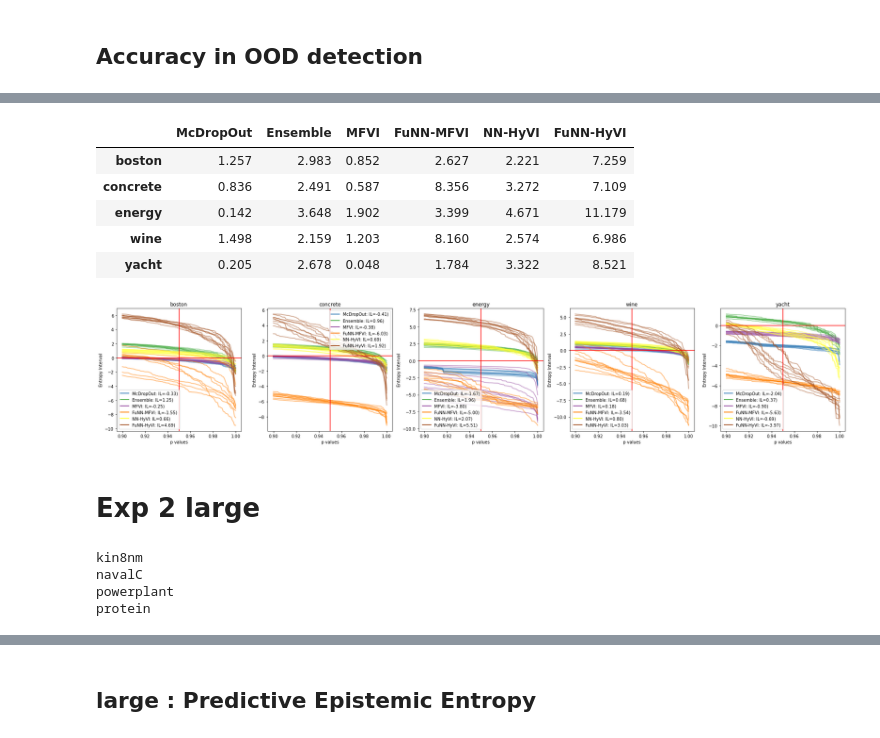
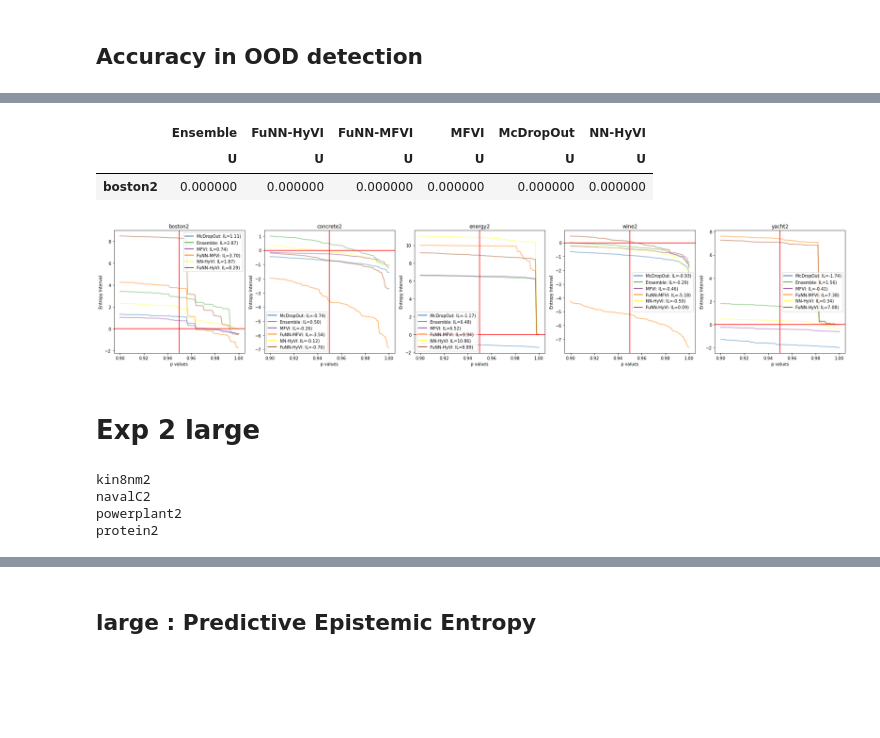
Before and after one commit to yannpequignot/IVISpaces, a Jupyter notebook: Notebooks/2mean_results.ipynb, the cells around one changed output, grey strips where cells are left out. Saved outputs shown, nothing was run; the diff lists cells and outputs as text; code cells hidden in the pictures; blank space fills up the shorter version.

```diff
--- a/Notebooks/2mean_results.ipynb
+++ b/Notebooks/2mean_results.ipynb
@@ -393,17 +822,18 @@ plt.show()
 # %%
 import copy
-from scipy.stats import wilcoxon
-wil=copy.deepcopy(Entropy)
-
+from scipy.stats import mannwhitneyu
+rs={}
 for dataset, dic in Entropy.items():
-    custom_text=[]
+    rs.update({dataset:{}})
     for method, Hs in dic.items():
+        Us=[]
         for nb_split in range(1):
-            H=Hs[nb_split]
-            y_true=torch.cat([H[0],H[1]]).cpu()
-            y_false=H[2].cpu()
-            diff=np.longdouble((y_false-y_true.unsqueeze(-1)).view(-1))
-            #print(diff)
-            w=wilcoxon(diff, alternative='greater')
+            H=Hs[nb_split][0]
+            x=H[1].cpu()
+            y=H[2].cpu()
+            U,p=mannwhitneyu(x, y, alternative='less')
+            #Us.append(U)
+            rs[dataset].update({(method,'U'):U})
+            #rs[dataset].update({(method,'AUC'):1-w[0]/(len(x)*len(y))})
+            #rs[dataset].update({(method,'p'):w[1]})
             #print(w[1])
-        wil[dataset][method]=w
@@ -420,26 +840,9 @@ pd.DataFrame(wil)
-# %%
-import copy
-from scipy.stats import wasserstein_distance
-wass=copy.deepcopy(Entropy)
-
-for dataset, dic in Entropy.items():
-    custom_text=[]
-    for method, Hs in dic.items():
-        for nb_split in range(1):
-            H=Hs[nb_split]
-            y_true=torch.cat([H[0],H[1]]).cpu()
-            y_false=H[2].cpu()
-            w=wasserstein_distance(y_true,y_false)
-        wass[dataset][method]=w
 # %%
-pd.DataFrame(wass).transpose().style.highlight_max(axis=1)
+pd.DataFrame(rs).transpose().style.highlight_min(axis=1)
 # %% [output]
-|  | McDropOut | Ensemble | MFVI | FuNN-MFVI | NN-HyVI | FuNN-HyVI |
-| boston | 1.257 | 2.983 | 0.852 | 2.627 | 2.221 | 7.259 |
-| concrete | 0.836 | 2.491 | 0.587 | 8.356 | 3.272 | 7.109 |
-| energy | 0.142 | 3.648 | 1.902 | 3.399 | 4.671 | 11.179 |
-| wine | 1.498 | 2.159 | 1.203 | 8.160 | 2.574 | 6.986 |
-| yacht | 0.205 | 2.678 | 0.048 | 1.784 | 3.322 | 8.521 |
+|  | Ensemble | FuNN-HyVI | FuNN-MFVI | MFVI | McDropOut | NN-HyVI |
+|  | U | U | U | U | U | U |
+| boston2 | 0.000000 | 0.000000 | 0.000000 | 0.000000 | 0.000000 | 0.000000 |
 # %%
 import seaborn as sns
 from pylab import *
@@ -467,10 +870,10 @@ for dataset, dic in Entropy.items():
     custom_text=[]
     for method, Hs in dic.items():
         IntervalLength=[]
-        for nb_split in range(10):
-            H=Hs[nb_split]
-            y_true=torch.cat([torch.ones_like(torch.cat([H[0],H[1]])),torch.zeros_like(H[2])])
-            y_score=-torch.cat([H[0],H[1],H[2]])
+        for nb_split in [0]:#range(10):
+            H=Hs[nb_split][0]
+            y_true=torch.cat([torch.ones_like(torch.cat([H[0]])),torch.zeros_like(H[1])])
+            y_score=-torch.cat([H[0],H[1]])
             fpr, tpr, thresholds = roc_curve(y_true.cpu(), y_score.cpu(),drop_intermediate=False)
             p_values=np.linspace(0.9,1.,101)
             #print(p_values[50])
@@ -479,43 +882,43 @@ for dataset, dic in Entropy.items():
             index_min_tp_above_per_p_value=[np.nonzero(tp_above[i])[0].min() for i in range(101)]
             tp_thresh_values=np.array([thresholds[i] for i in index_min_tp_above_per_p_value])
             tn_above=np.asarray(1-fpr>=np.expand_dims(p_values,-1))
             index_min_tn_above_per_p_value=[np.nonzero(tn_above[i])[0].max() for i in range(101)]
             tn_thresh_values=np.array([thresholds[i] for i in index_min_tn_above_per_p_value])
             ax[d].plot(p_values, tp_thresh_values-tn_thresh_values, lw=2,color=cmap(m+1), alpha=0.5)
        #     ax[d].plot(fpr,tpr, lw=2,color=cmap(m+1), alpha=0.5)#ROC
        #     ax[d].set_aspect('equal', adjustable='box')
             IntervalLength.append(tp_thresh_values[50]-tn_thresh_values[50])
         #    ax[d].plot(thresh.cpu(),TPR.cpu(), label=method, color=cmap(m))
        #     ax[d].plot(thresh.cpu(),1-FNR.cpu(), label=method, color=cmap(m))
         m+=1
         custom_text.append(method+': IL={:.2f})'.format(np.mean(IntervalLength)))
     ax[d].axhline(0., color='red')
     ax[d].axvline(0.95, color='red')
 
 
     lgd = ax[d].legend(custom_lines, custom_text, loc='best')
     ax[d].set_title(dataset)
     ax[d].set_xlabel('p values')
     ax[d].set_ylabel('Entropy Interval')
     d+=1
 #, bbox_to_anchor=(2.3,0.5))
 #fig.legend(loc='upper right', prop={'size': 8})
 fig.tight_layout()
 #fig.align_ylabels(ax[:, 0])
 fig.savefig(path+"IntervalLength.pdf", bbox_inches='tight', dpi=600)
 
 plt.show()
 # %% [output]
-[figure, old version]
+[figure, new version]
 # %% [markdown]
 # Exp 2 large
 # %%
-RESULTS, STDS=torch.load(path+'UCI_large_Exp2_2020-11-06-01:42_metrics.pt')
+RESULTS, STDS=torch.load(path+'UCI_large_Exp2_2020-11-17-17:40_metrics.pt')
 
 for key in RESULTS.keys():
     print(key)
 # %% [output]
-kin8nm
-navalC
-powerplant
-protein
+kin8nm2
+navalC2
+powerplant2
+protein2
```
Also changed, not shown: parts of 42 cells of this notebook, 22 other files.
